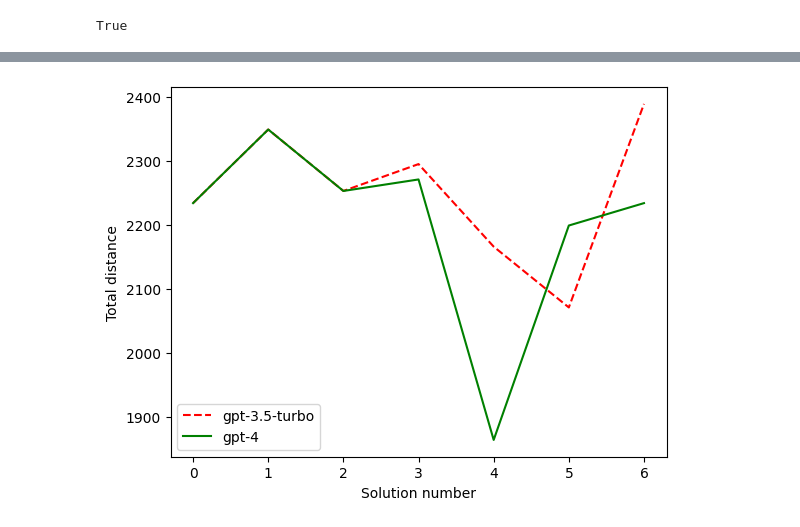
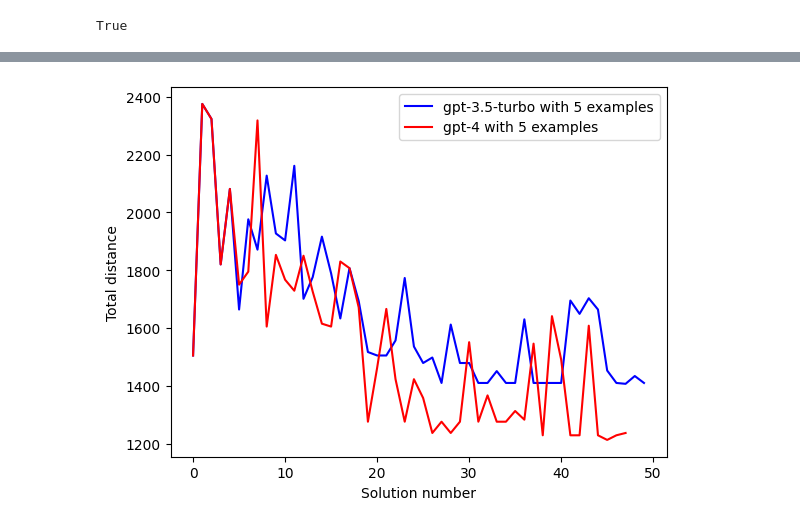
Before and after one commit to davisgcii/optimization-by-prompting, a Jupyter notebook: opro.ipynb, the cells around one changed output, grey strips where cells are left out. Drawn from its saved outputs; the diff is of its cells as text; code cells hidden in the pictures.

```diff
--- a/opro.ipynb
+++ b/opro.ipynb
@@ -55,7 +55,7 @@ class MathPrompt:
 
     def add_solution(self, solution: Solution):
         """
-        Adds a solution to the list of solutions, sorts the list by value in ascending order, and updates the prompt string.
+        Adds a solution to the list of solutions, sorts the list by value in ascending or descending order (depending on self.sort_ascending), and updates the prompt string.
         """
         self.solutions.append(solution)
 
@@ -72,7 +72,7 @@ class MathPrompt:
 # ok, let's test out the class with an example from Figure 18 the paper
 problem_statement = "You are given a list of points with coordinates below: (0): (-4, 5), (1): (17, 76), (2): (-9, 0), (3): (-31, -86), (4): (53, -35), (5): (26, 91), (6): (65, -33), (7): (26, 86), (8): (-13, -70), (9): (13, 79), (10): (-73, -86), (11): (-45, 93), (12): (74, 24), (13): (67, -42), (14): (87, 51), (15): (83, 94), (16): (-7, 52), (17): (-89, 47), (18): (0, -38), (19): (61, 58)."
 solution_description = "Below are some previous traces and their lengths. The traces are arranged in descending order based on their lengths, where lower values are better."
-instruction = "Give me a new trace that is different from all traces above, and has a length lower than any of the above. The trace should traverse all points exactly once. The trace should start with <trace> and end with </trace>."
+instruction = "Give me a new trace of comma-separated points that is different from all traces above, and has a length lower than any of the above. The trace should traverse all points exactly once. The trace should start with <trace> and end with </trace>. Return only the trace."
 
 solutions = []
 solutions.append(Solution(
@@ -106,14 +106,14 @@ solutions.append(Solution(
     1953,
 ))
 
-test_problem = MathPrompt(problem_statement, instruction, solution_description, solution_count=4, sort_ascending=False)
+test_problem = MathPrompt(problem_statement, instruction, solution_description, solution_count=5, sort_ascending=False)
 
 for solution in solutions:
     test_problem.add_solution(solution)
 
-print(test_problem) # should only show two solutions in the prompt
+print(test_problem) # should only show five solutions in the prompt
 
-print(f"\n\nThere are actually {len(test_problem.solutions)} solutions in the problem's structure.")
+print(f"\n\nThere are {len(test_problem.solutions)} solutions in the problem's structure.")
 # %% [output]
 You are given a list of points with coordinates below: (0): (-4, 5), (1): (17, 76), (2): (-9, 0), (3): (-31, -86), (4): (53, -35), (5): (26, 91), (6): (65, -33), (7): (26, 86), (8): (-13, -70), (9): ( ...
 
@@ -246,7 +243,7 @@ get_new_trace(test_problem.prompt_string)
 # %%
 # now let's put it all together and try to get 3.5-turbo to solve the problem!
-starting_solutions = generate_random_solutions(points, num_solutions=3)
-gpt_35_turbo_problem = MathPrompt(problem_statement, instruction, solution_description, solution_count=10, sort_ascending=False)
+starting_solutions = generate_random_solutions(points, num_solutions=5)
+gpt_35_turbo_problem = MathPrompt(problem_statement, instruction, solution_description, solution_count=5, sort_ascending=False)
 
 for solution in starting_solutions:
     gpt_35_turbo_problem.add_solution(solution)
@@ -334,6 +346,6 @@ Give me a new trace that is different from all traces above, and has a length lo
 # %%
 # let's do gpt-4 and compare (using the same starting solutions)
-gpt4_problem = MathPrompt(problem_statement, instruction, solution_description, solution_count=10, sort_ascending=False)
+gpt4_problem = MathPrompt(problem_statement, instruction, solution_description, solution_count=5, sort_ascending=False)
 
 for solution in starting_solutions:
     gpt4_problem.add_solution(solution)
@@ -361,10 +381,10 @@ Give me a new trace that is different from all traces above, and has a length lo
 # %%
 # add the gpt-4 results to the plot, compare to gpt_35_turbo
-plt.plot(gpt_35_turbo_problem.ordered_values, linestyle="--", color="red")
-plt.plot(gpt4_problem.ordered_values, color="green")
-plt.legend(["gpt-3.5-turbo", "gpt-4"])
+plt.plot(gpt_35_turbo_problem.ordered_values, color="blue")
+plt.plot(gpt4_problem.ordered_values, color="red")
+plt.legend(["gpt-3.5-turbo with 5 examples", "gpt-4 with 5 examples"])
 plt.ylabel('Total distance')
 plt.xlabel('Solution number')
 plt.show()
 # %% [output]
-[figure, old version]
+[figure, new version]
```
Also changed, not shown: parts of 11 cells of this notebook, 1 other file.
